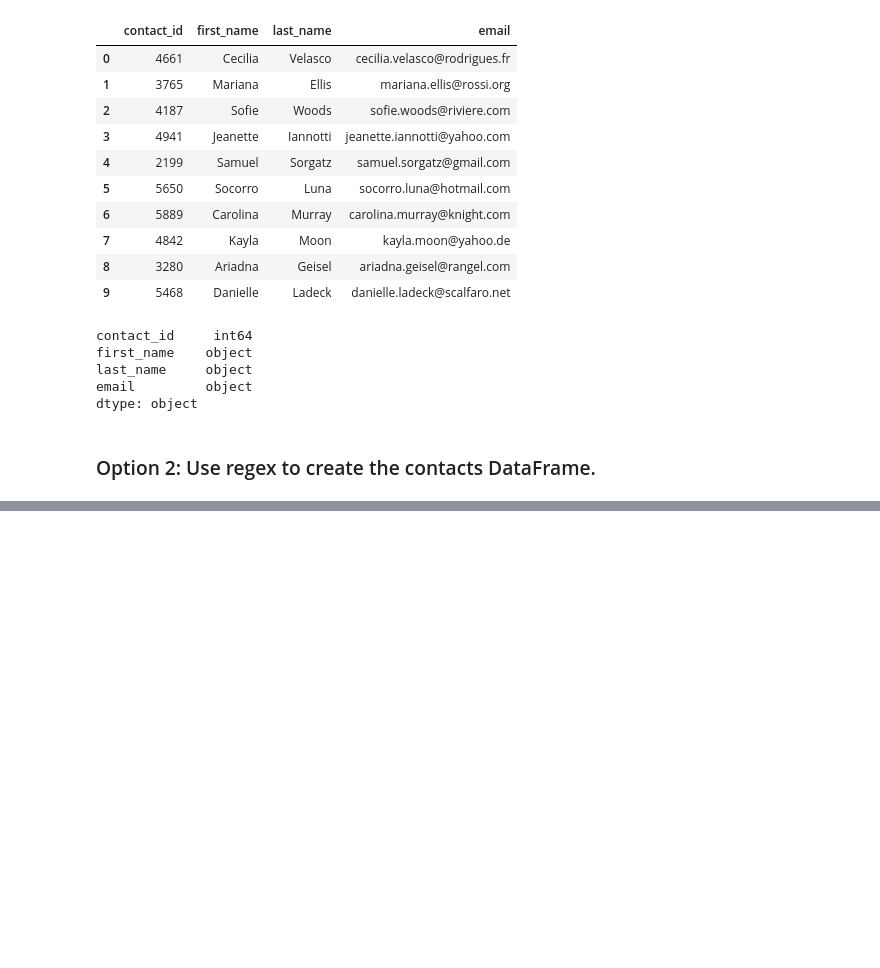
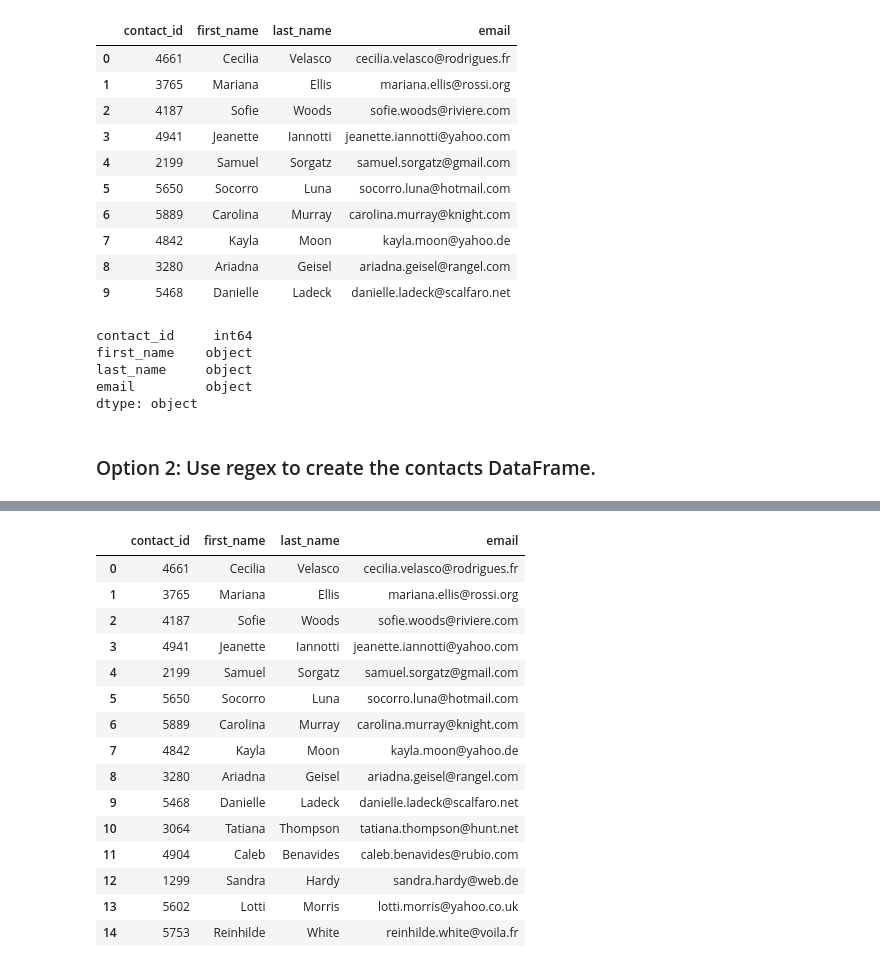
Before and after one commit to IB2MS/Crowdfunding_ETL, a Jupyter notebook: ETL_Mini_Project__OGaeva_RShariah_DMoretti.ipynb, the cells around one changed output, grey strips where cells are left out. Saved outputs shown, nothing was run; the diff lists cells and outputs as text; code cells hidden in the pictures; blank space fills up the shorter version.

```diff
--- a/ETL_Mini_Project__OGaeva_RShariah_DMoretti.ipynb
+++ b/ETL_Mini_Project__OGaeva_RShariah_DMoretti.ipynb
@@ -471,2 +506,4 @@ contact_info_df_copy.head()
 # %%
 # Extract the name of the contact and add it to a new column.
+contact_info_df_copy['name'] = contact_info_df_copy['contact_info'].str.extract(r'"name": "([^"]*)"')
+contact_info_df_copy
@@ -473,2 +524,4 @@ contact_info_df_copy.head()
 # %%
 # Extract the email from the contacts and add the values to a new column.
+contact_info_df_copy['email'] = contact_info_df_copy['contact_info'].str.extract(r'"email": "([^"]*)"')
+contact_info_df_copy
@@ -475,2 +542,5 @@ contact_info_df_copy.head()
 # %%
 # Create a copy of the contact_info_df with the 'contact_id', 'name', 'email' columns.
+contact_info=contact_info_df_copy.copy()
+contact_info=contact_info[['contact_id', 'name' , 'email']]
+contact_info.head(10)
@@ -477,9 +559,29 @@ contact_info_df_copy.head()
 # %%
 # Create a "first"name" and "last_name" column with the first and last names from the "name" column.
-
+contact_info[['first_name', 'last_name']] = contact_info['name'].str.split(' ', expand=True)
 
 # Drop the contact_name column
+del contact_info['name']
 # %%
 # Reorder the columns
+contact_info=contact_info[['contact_id', 'first_name', 'last_name' , 'email']]
+contact_info.head(15)
+# %% [output]
+|  | contact_id | first_name | last_name | email |
+| 0 | 4661 | Cecilia | Velasco | cecilia.velasco@rodrigues.fr |
+| 1 | 3765 | Mariana | Ellis | mariana.ellis@rossi.org |
+| 2 | 4187 | Sofie | Woods | sofie.woods@riviere.com |
+| 3 | 4941 | Jeanette | Iannotti | jeanette.iannotti@yahoo.com |
+| 4 | 2199 | Samuel | Sorgatz | samuel.sorgatz@gmail.com |
+| 5 | 5650 | Socorro | Luna | socorro.luna@hotmail.com |
+| 6 | 5889 | Carolina | Murray | carolina.murray@knight.com |
+| 7 | 4842 | Kayla | Moon | kayla.moon@yahoo.de |
+| 8 | 3280 | Ariadna | Geisel | ariadna.geisel@rangel.com |
+| 9 | 5468 | Danielle | Ladeck | danielle.ladeck@scalfaro.net |
+| 10 | 3064 | Tatiana | Thompson | tatiana.thompson@hunt.net |
+| 11 | 4904 | Caleb | Benavides | caleb.benavides@rubio.com |
+| 12 | 1299 | Sandra | Hardy | sandra.hardy@web.de |
+| 13 | 5602 | Lotti | Morris | lotti.morris@yahoo.co.uk |
+| 14 | 5753 | Reinhilde | White | reinhilde.white@voila.fr |
 # %%
 # Check the datatypes one more time before exporting as CSV file.
```
Also changed, not shown: parts of 10 cells of this notebook, 4 other files.
